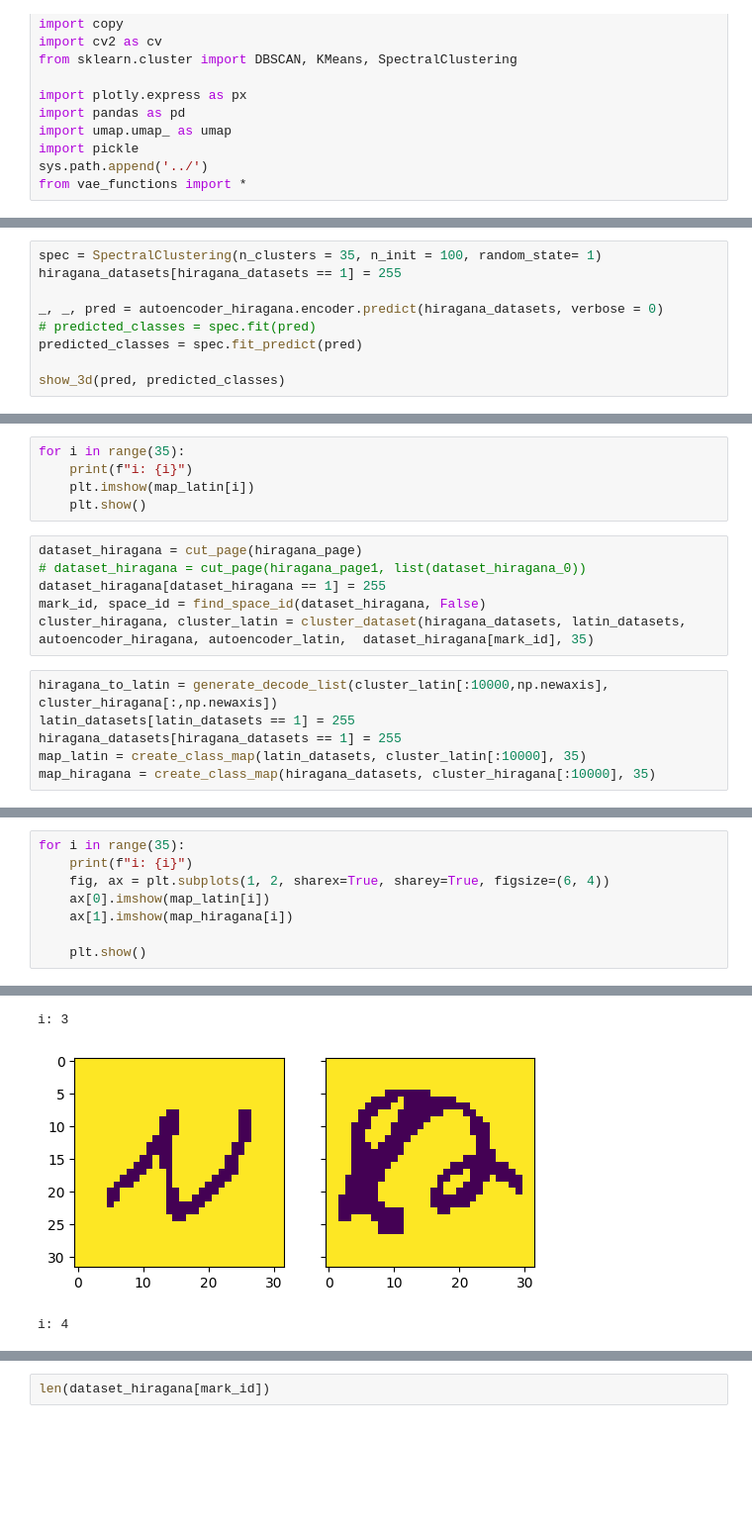
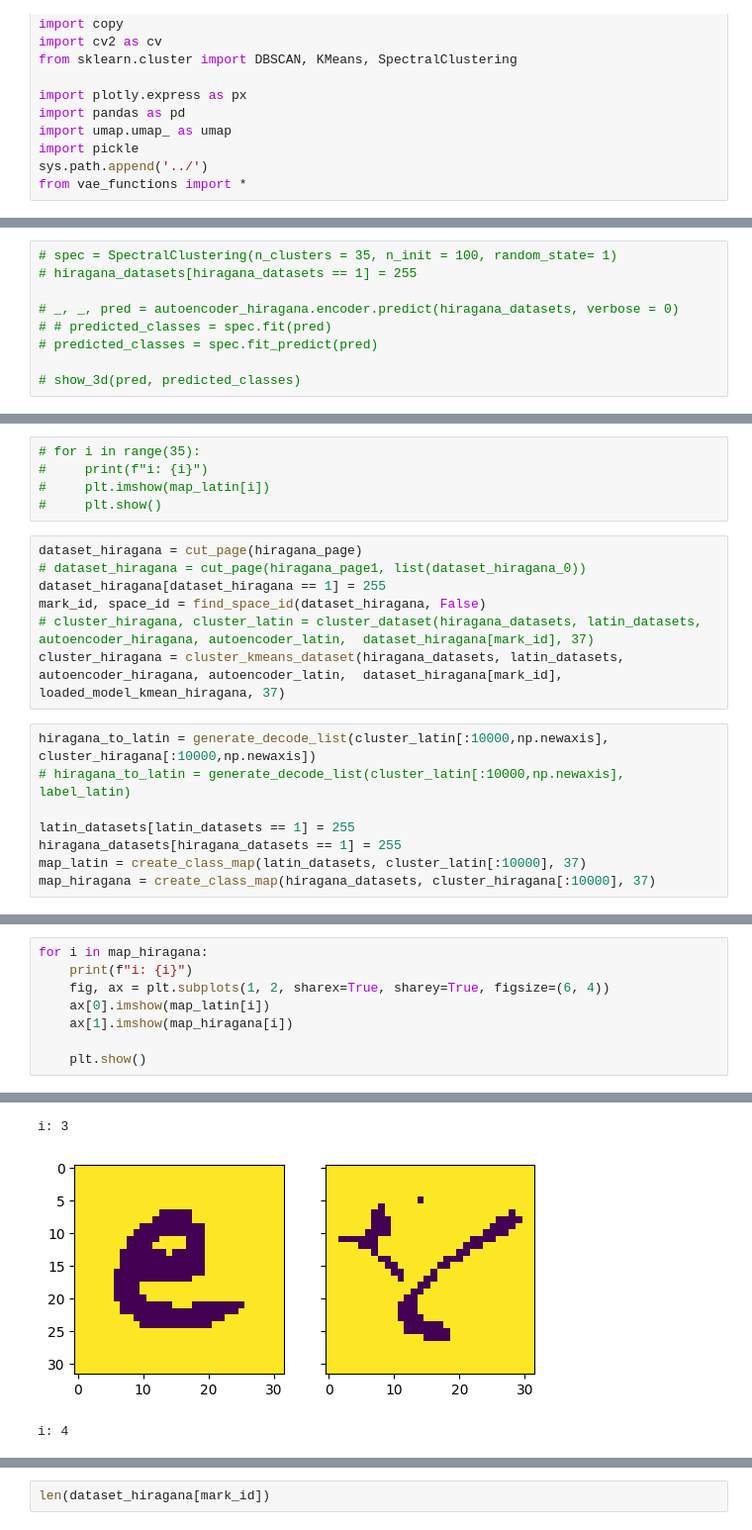
Before and after one commit to rafalbalcerzak/UNN, a Jupyter notebook: group_latin_hiragana/group.ipynb, the cells around one changed output, grey strips where cells are left out. Shown at 99% size. Saved outputs shown, nothing was run; the diff lists cells and outputs as text; blank space fills up the shorter version.

```diff
--- a/group_latin_hiragana/group.ipynb
+++ b/group_latin_hiragana/group.ipynb
@@ -192,11 +242,11 @@ def descrypt_page(page: np.ndarray, page_cluster_label: np.ndarray, latin_dict:
             iter += 1
     return page_latin
 # %%
-spec = SpectralClustering(n_clusters = 35, n_init = 100, random_state= 1)
-hiragana_datasets[hiragana_datasets == 1] = 255
+# spec = SpectralClustering(n_clusters = 35, n_init = 100, random_state= 1)
+# hiragana_datasets[hiragana_datasets == 1] = 255
 
-_, _, pred = autoencoder_hiragana.encoder.predict(hiragana_datasets, verbose = 0)
-# predicted_classes = spec.fit(pred)
-predicted_classes = spec.fit_predict(pred)
+# _, _, pred = autoencoder_hiragana.encoder.predict(hiragana_datasets, verbose = 0)
+# # predicted_classes = spec.fit(pred)
+# predicted_classes = spec.fit_predict(pred)
 
-show_3d(pred, predicted_classes)
+# show_3d(pred, predicted_classes)
@@ -228,19 +253,22 @@ hiragana_to_latin: {5: 10, 7: 3, 17: 7, 12: 20, 9: 26, 26: 33, 3: 2, 1: 25, 10:
 # %%
-for i in range(35):
-    print(f"i: {i}")
-    plt.imshow(map_latin[i])
-    plt.show()
+# for i in range(35):
+#     print(f"i: {i}")
+#     plt.imshow(map_latin[i])
+#     plt.show()
 # %%
 dataset_hiragana = cut_page(hiragana_page)
 # dataset_hiragana = cut_page(hiragana_page1, list(dataset_hiragana_0))
 dataset_hiragana[dataset_hiragana == 1] = 255
 mark_id, space_id = find_space_id(dataset_hiragana, False)
-cluster_hiragana, cluster_latin = cluster_dataset(hiragana_datasets, latin_datasets, autoencoder_hiragana, autoencoder_latin,  dataset_hiragana[mark_id], 35)
+# cluster_hiragana, cluster_latin = cluster_dataset(hiragana_datasets, latin_datasets, autoencoder_hiragana, autoencoder_latin,  dataset_hiragana[mark_id], 37)
+cluster_hiragana = cluster_kmeans_dataset(hiragana_datasets, latin_datasets, autoencoder_hiragana, autoencoder_latin,  dataset_hiragana[mark_id], loaded_model_kmean_hiragana, 37)
 # %%
-hiragana_to_latin = generate_decode_list(cluster_latin[:10000,np.newaxis], cluster_hiragana[:,np.newaxis])
+hiragana_to_latin = generate_decode_list(cluster_latin[:10000,np.newaxis], cluster_hiragana[:10000,np.newaxis])
+# hiragana_to_latin = generate_decode_list(cluster_latin[:10000,np.newaxis], label_latin)
+
 latin_datasets[latin_datasets == 1] = 255
 hiragana_datasets[hiragana_datasets == 1] = 255
-map_latin = create_class_map(latin_datasets, cluster_latin[:10000], 35)
-map_hiragana = create_class_map(hiragana_datasets, cluster_hiragana[:10000], 35)
+map_latin = create_class_map(latin_datasets, cluster_latin[:10000], 37)
+map_hiragana = create_class_map(hiragana_datasets, cluster_hiragana[:10000], 37)
 # %% [output]
 vals_latin: [ 0  1  2  3  4  5  6  7  8  9 10 11 12 13 14 15 16 17 18 19 20 21 22 23
@@ -257,5 +298,5 @@ hiragana_to_latin: {2: 0, 12: 13, 15: 9, 18: 14, 10: 7, 1: 18, 22: 25, 11: 31, 5
 # %%
-for i in range(35):
+for i in map_hiragana:
     print(f"i: {i}")
     fig, ax = plt.subplots(1, 2, sharex=True, sharey=True, figsize=(6, 4))
     ax[0].imshow(map_latin[i])
@@ -272,3 +313,3 @@ i: 2
 i: 3
-[figure, old version]
+[figure, new version]
 i: 4
```
Also changed, not shown: parts of 14 cells of this notebook.
